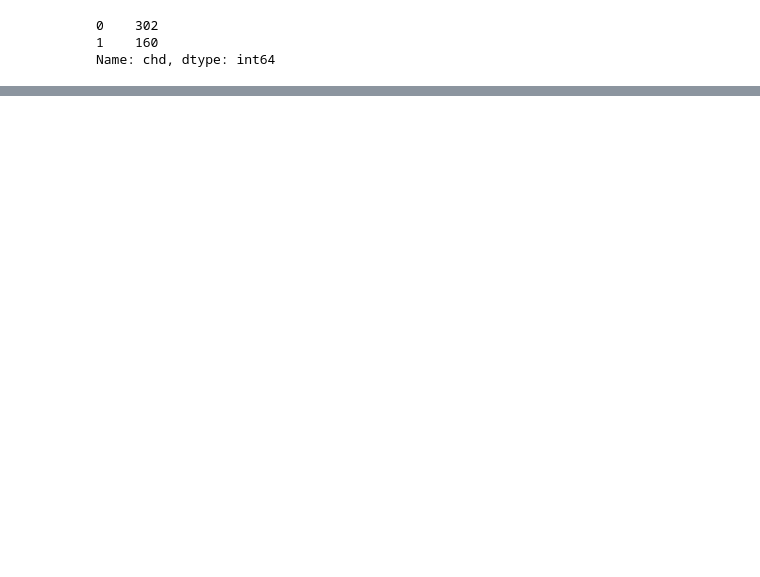
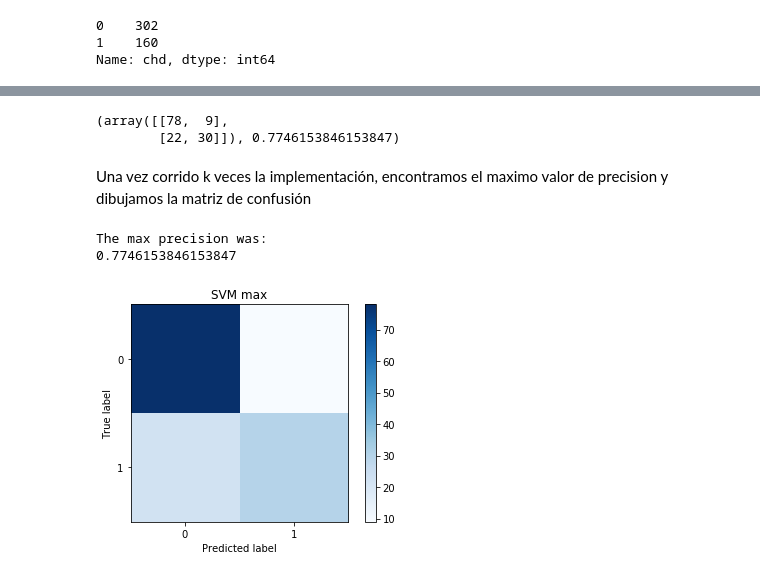
Before and after one commit to JoaoRacedo/AI_Classifiers, a Jupyter notebook: SAheart_Code.ipynb, the cells around one changed output, grey strips where cells are left out. Cells and saved outputs as stored; diff of their text form; code cells hidden in the pictures; blank space fills up the shorter version.

```diff
--- a/SAheart_Code.ipynb
+++ b/SAheart_Code.ipynb
@@ -70,0 +70,16 @@ avg / total       0.70      0.71      0.68       139
+# %%
+k = 10 # Number of iterations
+clr = []
+for i in range(k):
+    X_train, X_test, y_train, y_test = train_test_split(X, y, test_size = 0.30)
+    svclassifier = SVC(kernel='linear')
+    svclassifier.fit(X_train, y_train)
+    y_pred = svclassifier.predict(X_test)
+    precision,recall,fscore,support=score(y_test,y_pred, average = "macro" )
+    clr.append((confusion_matrix(y_test,y_pred),precision))
+    print('Mapping {}'.format(i))
+    print("----------")
+    print ('Precision : {}'.format(precision))
+    print ('Recall    : {}'.format(recall))
+    print ('F-score   : {}'.format(fscore))
+    print ('Support   : {}'.format(support))
@@ -70,0 +104,27 @@ avg / total       0.70      0.71      0.68       139
+# %%
+reports = np.asarray(clr)
+index = np.where(reports[:,1] == np.amax(reports[:,1]))
+max_confusio_matrix, max_precision =  reports[index[0][0]]
+max_confusio_matrix, max_precision
+# %% [output]
+(array([[78,  9],
+        [22, 30]]), 0.7746153846153847)
+# %% [markdown]
+Una vez corrido k veces la implementación, encontramos el maximo valor de precision y dibujamos la matriz de confusión
+# %%
+classes = ['0','1']
+fig, ax = plt.subplots()
+im = ax.imshow(max_confusio_matrix, interpolation='nearest', cmap=plt.cm.Blues)
+ax.figure.colorbar(im, ax=ax)
+ax.set(xticks=np.arange(max_confusio_matrix.shape[1]),
+        yticks=np.arange(max_confusio_matrix.shape[0]),
+        xticklabels=classes,
+        yticklabels=classes,
+        title="SVM max",
+        ylabel='True label',
+        xlabel='Predicted label')
+print("The max precision was:\n%s" % max_precision)
+# %% [output]
+The max precision was:
+0.7746153846153847
+[figure, added]
```
Also changed, not shown: parts of 13 cells of this notebook, 1 other file.
